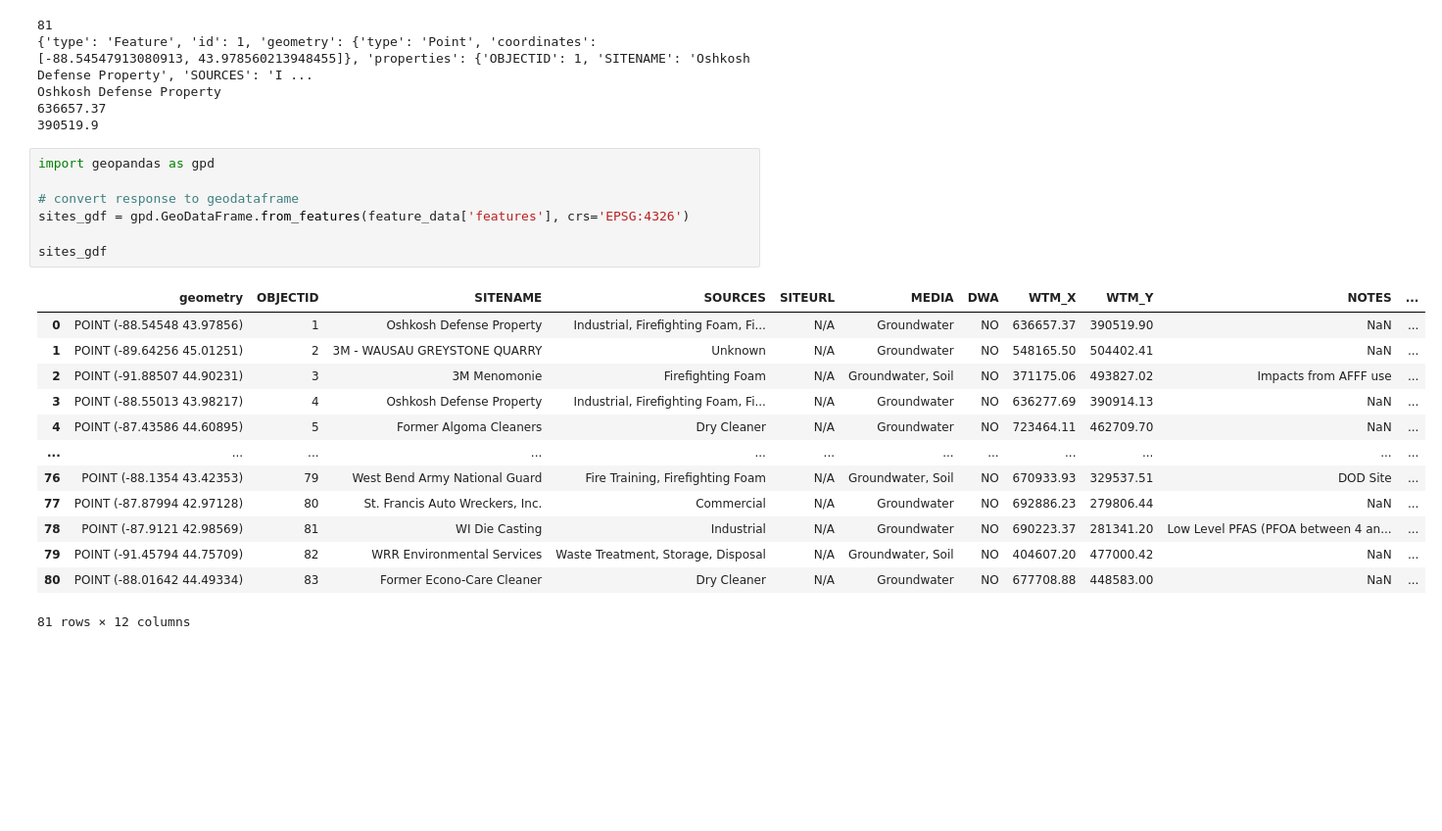
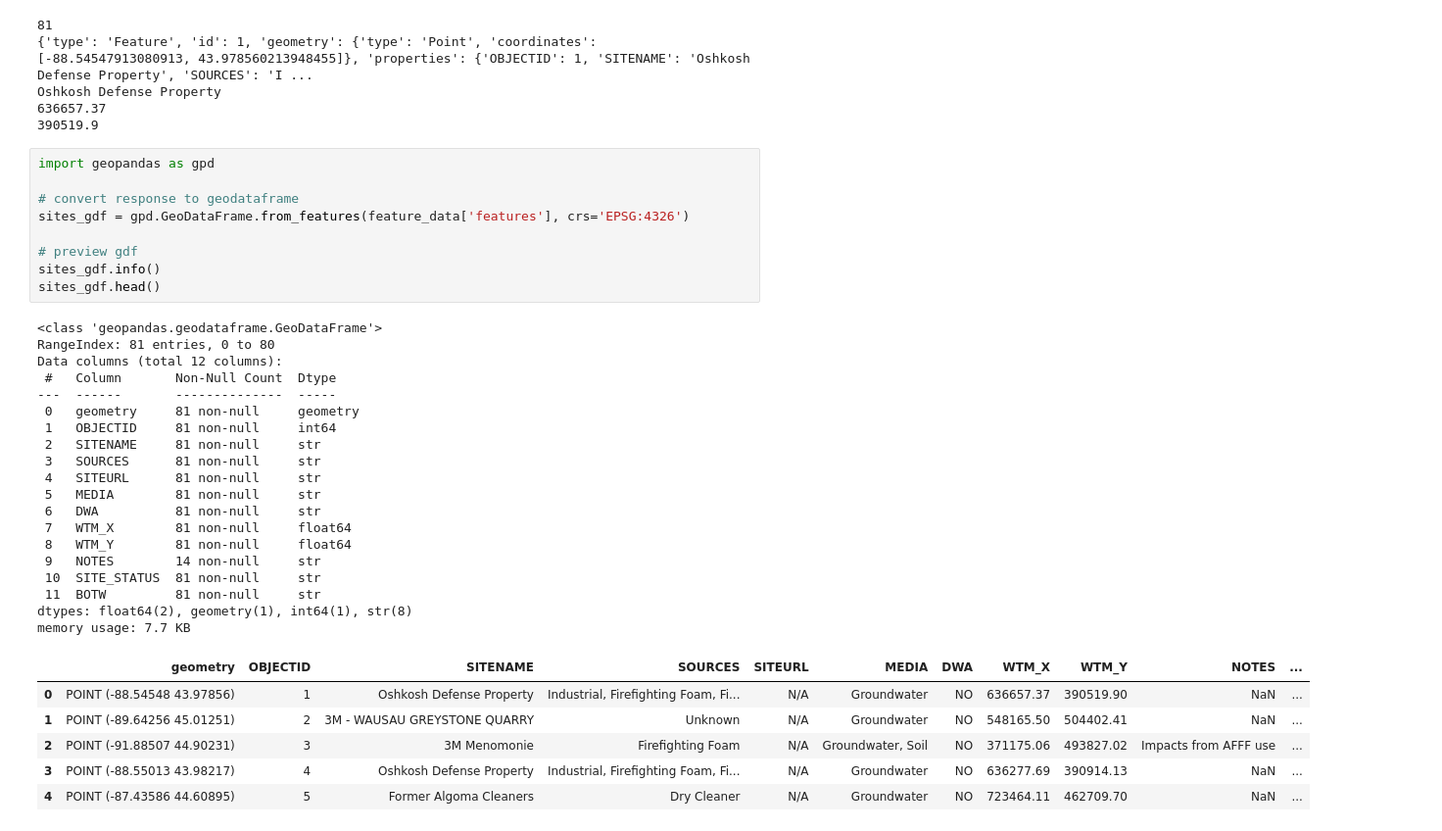
Before and after one commit to Marcus-Richmond/wi-pfas-dashboard, a Jupyter notebook: notebooks/database import pfas sites open.ipynb, the cells around one changed output. Shown at 98% size. Cells and saved outputs as stored; diff of their text form; blank space fills up the shorter version.

```diff
--- a/notebooks/database import pfas sites open.ipynb
+++ b/notebooks/database import pfas sites open.ipynb
@@ -99,21 +99,35 @@ Oshkosh Defense Property
 # %%
 import geopandas as gpd
 
 # convert response to geodataframe
 sites_gdf = gpd.GeoDataFrame.from_features(feature_data['features'], crs='EPSG:4326')
 
-sites_gdf
+# preview gdf
+sites_gdf.info()
+sites_gdf.head()
 # %% [output]
+<class 'geopandas.geodataframe.GeoDataFrame'>
+RangeIndex: 81 entries, 0 to 80
+Data columns (total 12 columns):
+ #   Column       Non-Null Count  Dtype
+---  ------       --------------  -----
+ 0   geometry     81 non-null     geometry
+ 1   OBJECTID     81 non-null     int64
+ 2   SITENAME     81 non-null     str
+ 3   SOURCES      81 non-null     str
+ 4   SITEURL      81 non-null     str
+ 5   MEDIA        81 non-null     str
+ 6   DWA          81 non-null     str
+ 7   WTM_X        81 non-null     float64
+ 8   WTM_Y        81 non-null     float64
+ 9   NOTES        14 non-null     str
+ 10  SITE_STATUS  81 non-null     str
+ 11  BOTW         81 non-null     str
+dtypes: float64(2), geometry(1), int64(1), str(8)
+memory usage: 7.7 KB
 |  | geometry | OBJECTID | SITENAME | SOURCES | SITEURL | MEDIA | DWA | WTM_X | WTM_Y | NOTES | ... |
 | 0 | POINT (-88.54548 43.97856) | 1 | Oshkosh Defense Property | Industrial, Firefighting Foam, Fi... | N/A | Groundwater | NO | 636657.37 | 390519.90 | NaN | ... |
 | 1 | POINT (-89.64256 45.01251) | 2 | 3M - WAUSAU GREYSTONE QUARRY | Unknown | N/A | Groundwater | NO | 548165.50 | 504402.41 | NaN | ... |
 | 2 | POINT (-91.88507 44.90231) | 3 | 3M Menomonie | Firefighting Foam | N/A | Groundwater, Soil | NO | 371175.06 | 493827.02 | Impacts from AFFF use | ... |
 | 3 | POINT (-88.55013 43.98217) | 4 | Oshkosh Defense Property | Industrial, Firefighting Foam, Fi... | N/A | Groundwater | NO | 636277.69 | 390914.13 | NaN | ... |
 | 4 | POINT (-87.43586 44.60895) | 5 | Former Algoma Cleaners | Dry Cleaner | N/A | Groundwater | NO | 723464.11 | 462709.70 | NaN | ... |
-| ... | ... | ... | ... | ... | ... | ... | ... | ... | ... | ... | ... |
-| 76 | POINT (-88.1354 43.42353) | 79 | West Bend Army National Guard | Fire Training, Firefighting Foam | N/A | Groundwater, Soil | NO | 670933.93 | 329537.51 | DOD Site | ... |
-| 77 | POINT (-87.87994 42.97128) | 80 | St. Francis Auto Wreckers, Inc. | Commercial | N/A | Groundwater | NO | 692886.23 | 279806.44 | NaN | ... |
-| 78 | POINT (-87.9121 42.98569) | 81 | WI Die Casting | Industrial | N/A | Groundwater | NO | 690223.37 | 281341.20 | Low Level PFAS (PFOA between 4 an... | ... |
-| 79 | POINT (-91.45794 44.75709) | 82 | WRR Environmental Services | Waste Treatment, Storage, Disposal | N/A | Groundwater, Soil | NO | 404607.20 | 477000.42 | NaN | ... |
-| 80 | POINT (-88.01642 44.49334) | 83 | Former Econo-Care Cleaner | Dry Cleaner | N/A | Groundwater | NO | 677708.88 | 448583.00 | NaN | ... |
-81 rows × 12 columns
```
Also changed, not shown: parts of 8 cells of this notebook, 1 other file.
